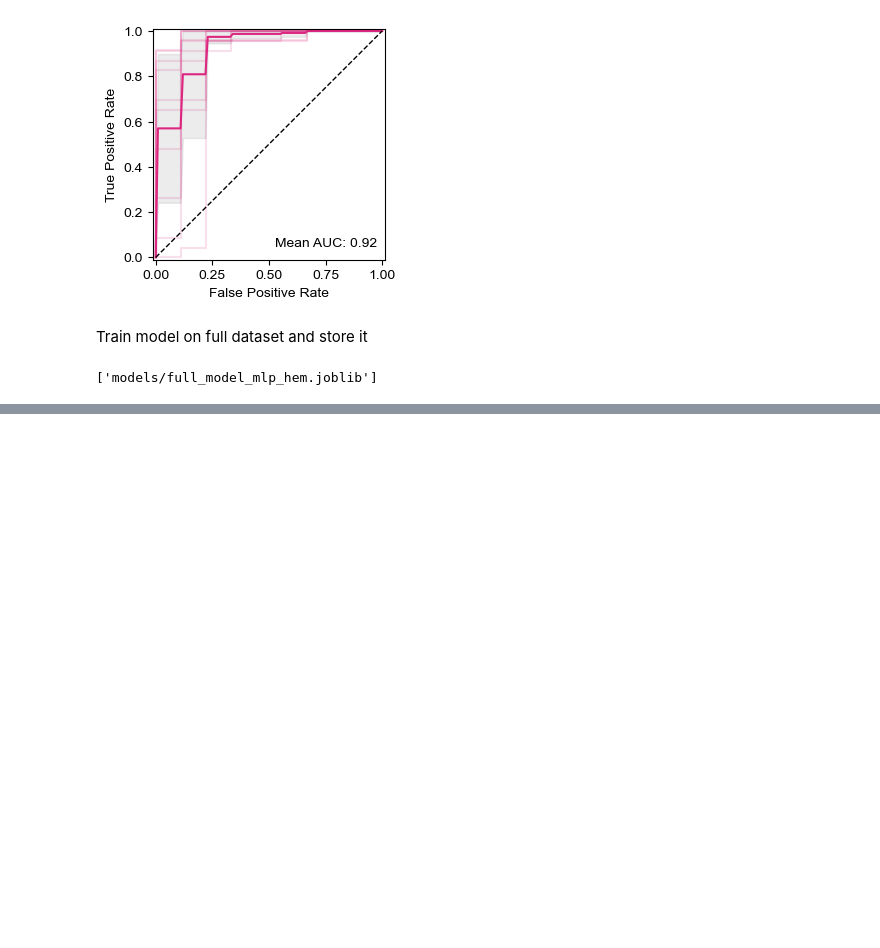
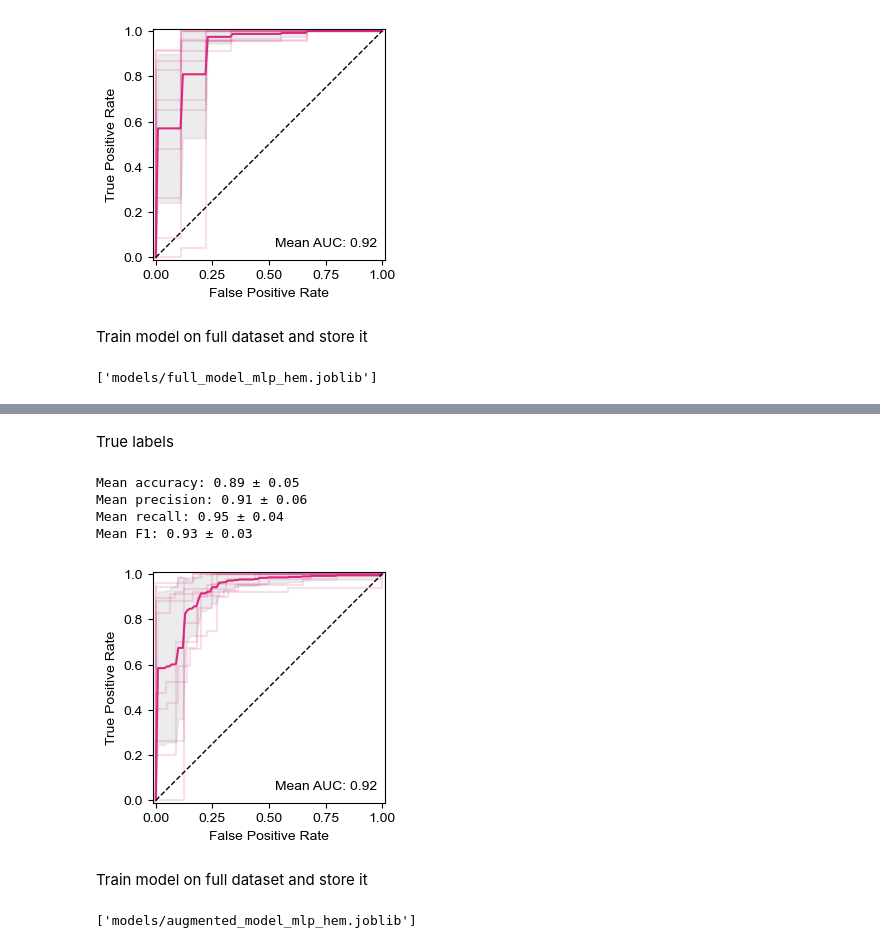
Before and after one commit to MaedehDarsaraee/ln65-stereoisomer-ML, a Jupyter notebook: 01_model_eval.ipynb, the cells around one changed output, grey strips where cells are left out. Cells and saved outputs as stored; diff of their text form; code cells hidden in the pictures; blank space fills up the shorter version.

```diff
--- a/01_model_eval.ipynb
+++ b/01_model_eval.ipynb
@@ -335,0 +494,19 @@ joblib.dump(full_model_mlp_hem, 'models/full_model_mlp_hem.joblib')
+# %% [markdown]
+True labels
+# %%
+evaluate_model_grouped(cv, mlp, X, y, groups, plot_path='plots/aug_mlp_hem_true.png', color='#DC267F')
+# %% [output]
+Mean accuracy: 0.89 ± 0.05
+Mean precision: 0.91 ± 0.06
+Mean recall: 0.95 ± 0.04
+Mean F1: 0.93 ± 0.03
+[figure, added]
+# %% [markdown]
+Train model on full dataset and store it
+# %%
+augmented_model_mlp_hem = MLPClassifier(alpha=1, max_iter=1000, hidden_layer_sizes=(32, 32, 32), random_state=42)
+augmented_model_mlp_hem.fit(X, y)
+
+joblib.dump(augmented_model_mlp_hem, 'models/augmented_model_mlp_hem.joblib')
+# %% [output]
+['models/augmented_model_mlp_hem.joblib']
```
Also changed, not shown: parts of 23 cells of this notebook, 7 other files.
